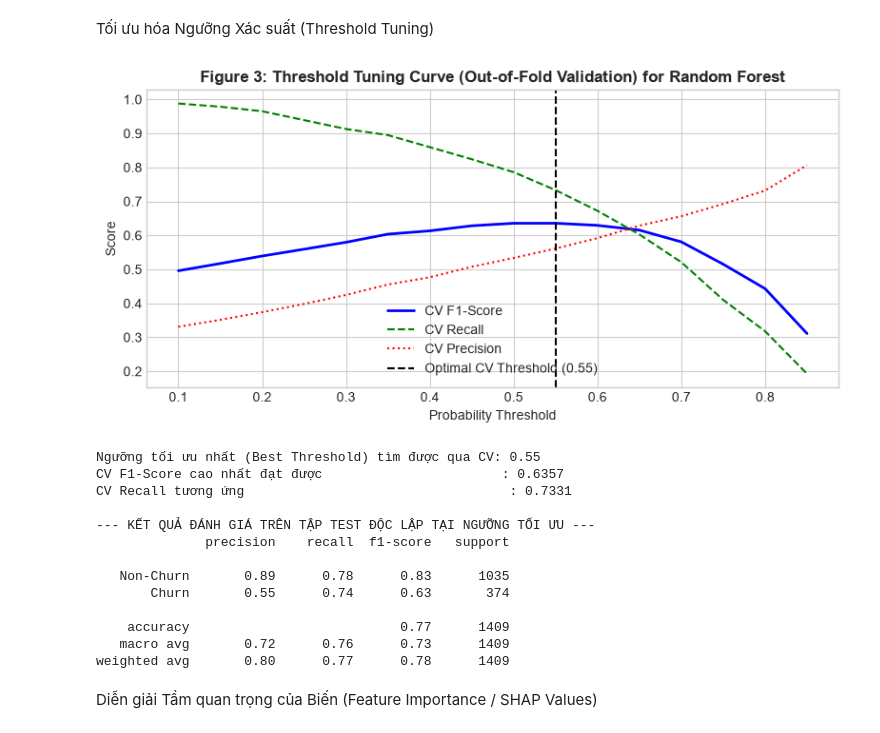
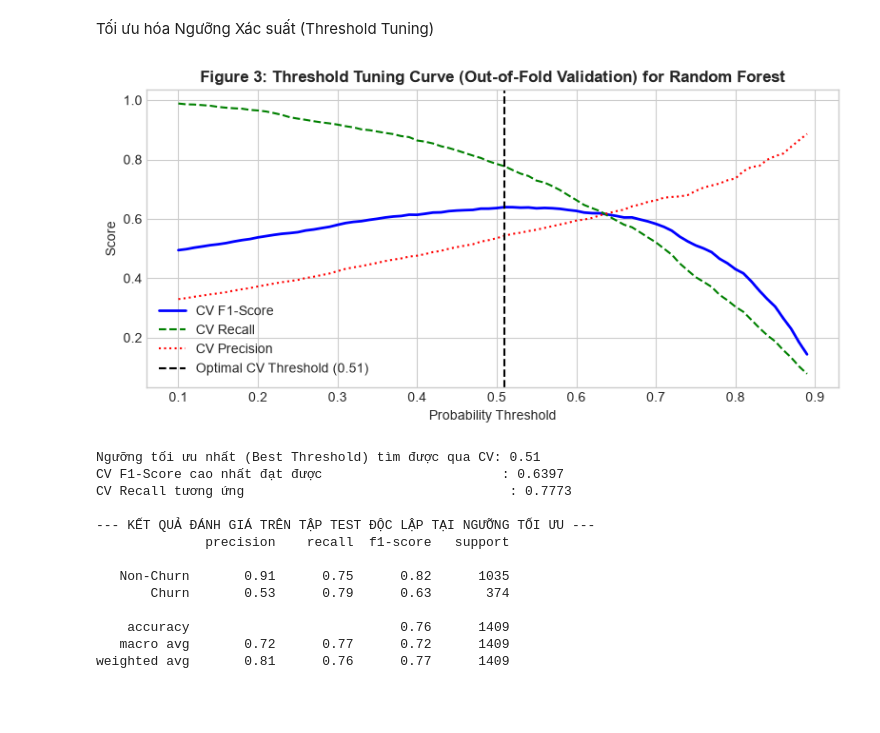
Before and after one commit to nhnminh1409/DS66B_group_11, a Jupyter notebook: notebooks/02_advanced_modeling.ipynb, the cells around one changed output. Saved outputs shown, nothing was run; the diff lists cells and outputs as text; code cells hidden in the pictures; blank space fills up the shorter version.

```diff
--- a/notebooks/02_advanced_modeling.ipynb
+++ b/notebooks/02_advanced_modeling.ipynb
@@ -208,0 +124,8 @@ Preprocessor: 3 numeric + 14 categorical = 17 features.
+# %%
+# Khởi tạo Preprocessor chuẩn từ churn_core (3 numeric + 16 categorical -> 23 encoded features)
+# Lưu ý: Preprocessor này chưa được fit, sẽ được đưa thẳng vào bên trong ImbPipeline ở bước sau
+# để chỉ fit trên từng fold của tập Train trong quá trình Cross-Validation (Anti-Leakage).
+preprocessor = core.build_preprocessor()
+
+# Kiểm tra nhanh số lượng đặc trưng đầu vào
+print(f"Số đặc trưng gốc đưa vào Pipeline: {X_train.shape[1]} ({len(core.NUMERIC_FEATURES)} numeric + {len(core.CATEGORICAL_FEATURES)} categorical)")
@@ -366,12 +295,11 @@ weighted avg       0.81      0.76      0.77      1409
 # %% [markdown]
 Tối ưu hóa Ngưỡng Xác suất (Threshold Tuning)
 # %%
-# Cell 8: Threshold Tuning (Tối ưu ngưỡng xác suất quyết định trên tập Train bằng Cross-Validation)
+
 from sklearn.model_selection import cross_val_predict
 
 # 1. Sinh xác suất dự đoán (Out-of-fold) cho toàn bộ tập X_train
-# Dùng cross_val_predict với cv_stratified để đảm bảo không bị data leakage
-# Trả về cột xác suất của lớp 1 (Churn)
+
 y_prob_train_cv = cross_val_predict(
     best_model,
     X_train,
@@ -382,7 +310,7 @@ y_prob_train_cv = cross_val_predict(
 )[:, 1]
 
 # 2. Khảo sát các ngưỡng (Thresholds)
-thresholds = np.arange(0.1, 0.9, 0.05)
+thresholds = np.arange(0.10, 0.90, 0.01)
 f1_scores = []
 recall_scores = []
 precision_scores = []
@@ -393,46 +321,45 @@ for t in thresholds:
     recall_scores.append(recall_score(y_train, y_pred_adj))
     precision_scores.append(precision_score(y_train, y_pred_adj))
 
 # 3. Tìm ngưỡng đạt F1-Score cao nhất (Dựa hoàn toàn vào tập Train OOF)
 best_idx = np.argmax(f1_scores)
 best_thresh = thresholds[best_idx]
 
 # 4. Vẽ đồ thị Threshold vs Metrics
 plt.figure(figsize=(8, 4))
 plt.plot(thresholds, f1_scores, label='CV F1-Score', color='blue', lw=2)
 plt.plot(thresholds, recall_scores, label='CV Recall', color='green', linestyle='--')
 plt.plot(thresholds, precision_scores, label='CV Precision', color='red', linestyle=':')
 plt.axvline(best_thresh, color='black', linestyle='--', label=f'Optimal CV Threshold ({best_thresh:.2f})')
 
 plt.title('Figure 3: Threshold Tuning Curve (Out-of-Fold Validation) for Random Forest', fontsize=12, fontweight='bold')
 plt.xlabel('Probability Threshold')
 plt.ylabel('Score')
 plt.legend()
 plt.tight_layout()
+plt.savefig(core.FIGURES_DIR / "figure_rf_threshold_tuning.png", dpi=200, bbox_inches="tight")
 plt.show()
 
 print(f"Ngưỡng tối ưu nhất (Best Threshold) tìm được qua CV: {best_thresh:.2f}")
 print(f"CV F1-Score cao nhất đạt được                       : {f1_scores[best_idx]:.4f}")
 print(f"CV Recall tương ứng                                  : {recall_scores[best_idx]:.4f}")
 
 # 5. ÁP DỤNG NGƯỠNG TỐI ƯU LÊN TẬP TEST (Chỉ đánh giá 1 lần duy nhất)
 print("\n--- KẾT QUẢ ĐÁNH GIÁ TRÊN TẬP TEST ĐỘC LẬP TẠI NGƯỠNG TỐI ƯU ---")
 y_pred_test_optimal = (y_prob_test >= best_thresh).astype(int)
 print(classification_report(y_test, y_pred_test_optimal, target_names=['Non-Churn', 'Churn']))
 # %% [output]
-[figure, old version]
+[figure, new version]
-Ngưỡng tối ưu nhất (Best Threshold) tìm được qua CV: 0.55
-CV F1-Score cao nhất đạt được                       : 0.6357
-CV Recall tương ứng                                  : 0.7331
+Ngưỡng tối ưu nhất (Best Threshold) tìm được qua CV: 0.51
+CV F1-Score cao nhất đạt được                       : 0.6397
+CV Recall tương ứng                                  : 0.7773
 
 --- KẾT QUẢ ĐÁNH GIÁ TRÊN TẬP TEST ĐỘC LẬP TẠI NGƯỠNG TỐI ƯU ---
               precision    recall  f1-score   support
 
-   Non-Churn       0.89      0.78      0.83      1035
-       Churn       0.55      0.74      0.63       374
+   Non-Churn       0.91      0.75      0.82      1035
+       Churn       0.53      0.79      0.63       374
 
-    accuracy                           0.77      1409
-   macro avg       0.72      0.76      0.73      1409
-weighted avg       0.80      0.77      0.78      1409
+    accuracy                           0.76      1409
+   macro avg       0.72      0.77      0.72      1409
+weighted avg       0.81      0.76      0.77      1409
-# %% [markdown]
-Diễn giải Tầm quan trọng của Biến (Feature Importance / SHAP Values)
```
Also changed, not shown: parts of 11 cells of this notebook.
